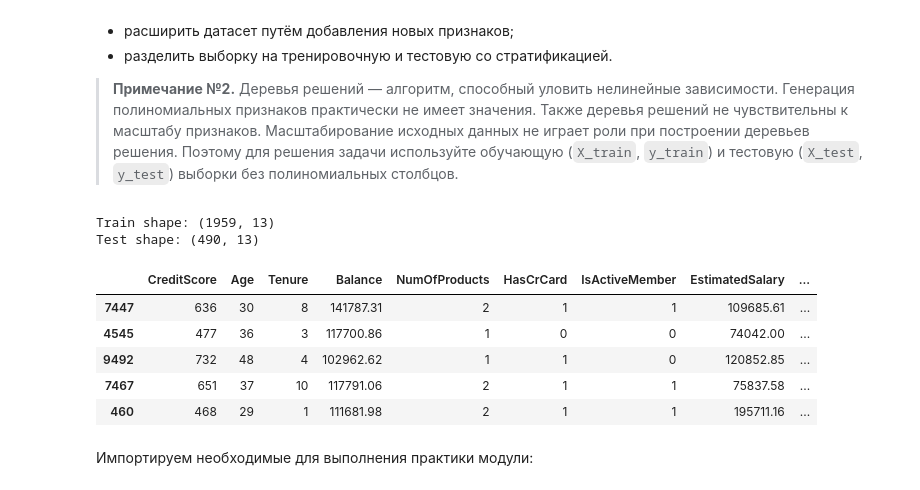
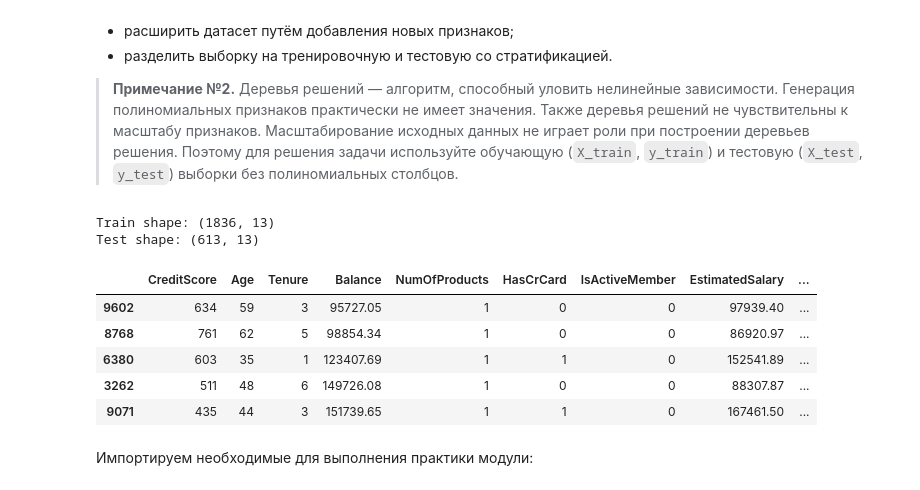
Before and after one commit to StartrexII/ClassificationStudy, a Jupyter notebook: ML-3.Practice.Classification.ipynb, the cells around one changed output. Drawn from its saved outputs; the diff is of its cells as text; code cells hidden in the pictures.

```diff
--- a/ML-3.Practice.Classification.ipynb
+++ b/ML-3.Practice.Classification.ipynb
@@ -757,26 +757,26 @@ weighted avg       0.74      0.74      0.74       613
 # %%
 X = churn_data.drop('Exited', axis=1)
 y = churn_data['Exited']
 
 X_train, X_test, y_train, y_test = model_selection.train_test_split(
     X,
     y,
-    test_size=0.2,
+    stratify=y,
     random_state=42
 )
 
 print('Train shape: {}'.format(X_train.shape))
 print('Test shape: {}'.format(X_test.shape))
 X_train.head()
 # %% [output]
-Train shape: (1959, 13)
-Test shape: (490, 13)
+Train shape: (1836, 13)
+Test shape: (613, 13)
 |  | CreditScore | Age | Tenure | Balance | NumOfProducts | HasCrCard | IsActiveMember | EstimatedSalary | ... |
-| 7447 | 636 | 30 | 8 | 141787.31 | 2 | 1 | 1 | 109685.61 | ... |
-| 4545 | 477 | 36 | 3 | 117700.86 | 1 | 0 | 0 | 74042.00 | ... |
-| 9492 | 732 | 48 | 4 | 102962.62 | 1 | 1 | 0 | 120852.85 | ... |
-| 7467 | 651 | 37 | 10 | 117791.06 | 2 | 1 | 1 | 75837.58 | ... |
-| 460 | 468 | 29 | 1 | 111681.98 | 2 | 1 | 1 | 195711.16 | ... |
+| 9602 | 634 | 59 | 3 | 95727.05 | 1 | 0 | 0 | 97939.40 | ... |
+| 8768 | 761 | 62 | 5 | 98854.34 | 1 | 0 | 0 | 86920.97 | ... |
+| 6380 | 603 | 35 | 1 | 123407.69 | 1 | 1 | 0 | 152541.89 | ... |
+| 3262 | 511 | 48 | 6 | 149726.08 | 1 | 0 | 0 | 88307.87 | ... |
+| 9071 | 435 | 44 | 3 | 151739.65 | 1 | 1 | 0 | 167461.50 | ... |
 # %% [markdown]
 Импортируем необходимые для выполнения практики модули:
 # %%
```
Also changed, not shown: parts of 8 cells of this notebook.
